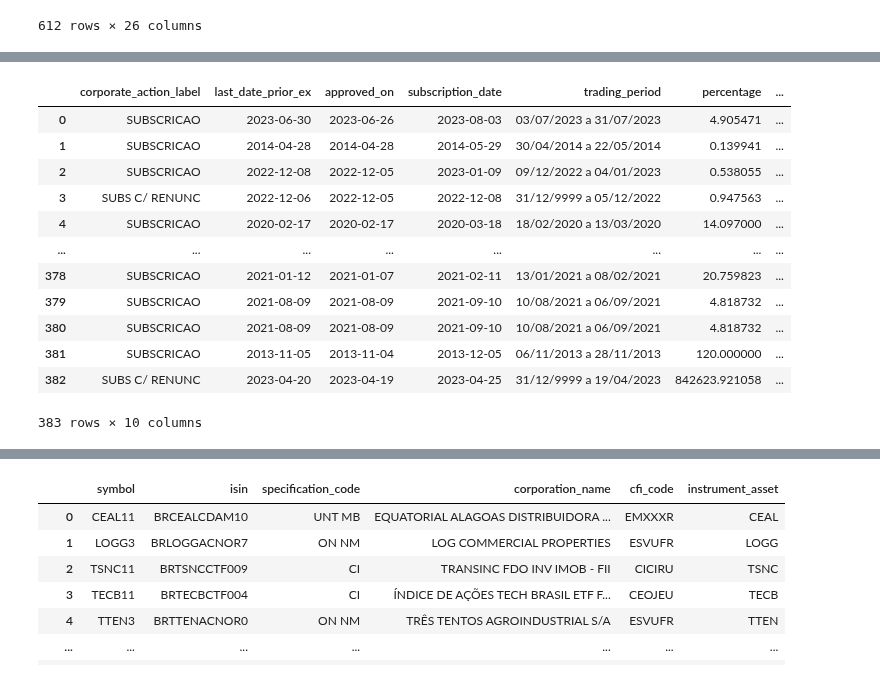
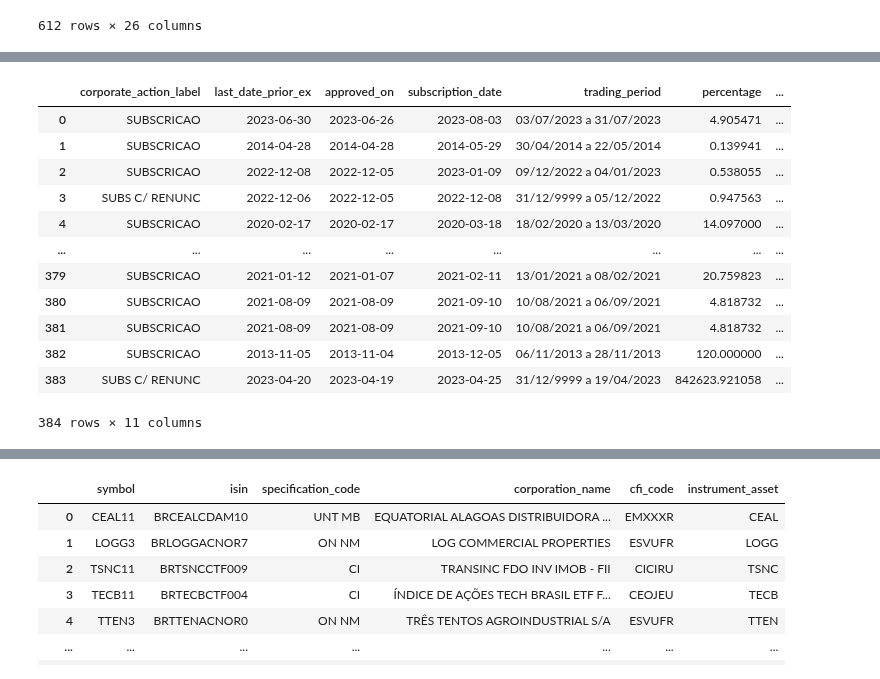
Before and after one commit to wilsonfreitas/brasa, a Jupyter notebook: notebooks/b3-organize-companies-database.ipynb, the cells around one changed output, grey strips where cells are left out. Drawn from its saved outputs; the diff is of its cells as text; code cells hidden in the pictures.

```diff
--- a/notebooks/b3-organize-companies-database.ipynb
+++ b/notebooks/b3-organize-companies-database.ipynb
@@ -16,7 +16,7 @@ import pyarrow.compute as pc
 import brasa
 # %%
 df = brasa.get_dataset("b3-company-details").scanner(columns=["issuingCompany", "refdate"]).to_table().to_pandas()
-df = df.groupby(["issuingCompany", "refdate"], sort=True).last().reset_index()
+df = df.groupby(["issuingCompany"], sort=True).last().reset_index()
 
 comp_det = brasa.get_dataset("b3-company-details")\
     .to_table()\
@@ -194,5 +178,5 @@ companies_properties
 # %%
-companies_symbols = comp_det[["symbol", "asset_name", "company_name", "isin", "sector", "subsector", "segment"]].copy()
+companies_symbols = comp_det[["symbol", "asset_name", "company_name", "trading_name", "isin", "sector", "subsector", "segment"]].copy()
 companies_symbols["stock_type"] = companies_symbols["isin"].str[9:11]\
     .map({"PR": "PN", "OR": "ON", "PA": "PNA", "PB": "PNB", "M1": "UNT"})
 
@@ -366,30 +390,37 @@ su0.head()
 # %%
-sd0_ = su0[["isinCode", "label", "lastDatePrior", "approvedOn", "subscriptionDate", "tradingPeriod", "percentage", "priceUnit"]]\
+df = brasa.get_dataset("b3-company-info-subscriptions").scanner(columns=["isinCode", "refdate"]).to_table().to_pandas()
+df = df.groupby(["isinCode"], sort=True).last().reset_index()
+
+su0 = brasa.get_dataset("b3-company-info-subscriptions").to_table().to_pandas()
+su0 = pd.merge(df, su0, on=["isinCode", "refdate"], how="inner")
+
+sd0_ = su0[["isinCode", "label", "lastDatePrior", "approvedOn", "subscriptionDate", "tradingPeriod", "percentage",
+            "priceUnit", "refdate"]]\
     .rename(columns={
         "isinCode": "isin",
         "label": "corporate_action_label",
         "lastDatePrior": "last_date_prior_ex",
         "approvedOn": "approved_on",
         "subscriptionDate": "subscription_date",
         "priceUnit": "price_unit",
         "tradingPeriod": "trading_period",
     })
 
 sd0_["trading_period_start"] = pd.to_datetime(sd0_["trading_period"].str[:10], format="%d/%m/%Y", errors="coerce")
 sd0_["trading_period_end"] = pd.to_datetime(sd0_["trading_period"].str[-10:], format="%d/%m/%Y", errors="coerce")
 sd0_ = pd.merge(sd0_, symbols_properties[["isin", "symbol"]], on="isin").drop(columns="isin")
 sd0_
 # %% [output]
 |  | corporate_action_label | last_date_prior_ex | approved_on | subscription_date | trading_period | percentage | ... |
 | 0 | SUBSCRICAO | 2023-06-30 | 2023-06-26 | 2023-08-03 | 03/07/2023 a 31/07/2023 | 4.905471 | ... |
 | 1 | SUBSCRICAO | 2014-04-28 | 2014-04-28 | 2014-05-29 | 30/04/2014 a 22/05/2014 | 0.139941 | ... |
 | 2 | SUBSCRICAO | 2022-12-08 | 2022-12-05 | 2023-01-09 | 09/12/2022 a 04/01/2023 | 0.538055 | ... |
 | 3 | SUBS C/ RENUNC | 2022-12-06 | 2022-12-05 | 2022-12-08 | 31/12/9999 a 05/12/2022 | 0.947563 | ... |
 | 4 | SUBSCRICAO | 2020-02-17 | 2020-02-17 | 2020-03-18 | 18/02/2020 a 13/03/2020 | 14.097000 | ... |
 | ... | ... | ... | ... | ... | ... | ... | ... |
-| 378 | SUBSCRICAO | 2021-01-12 | 2021-01-07 | 2021-02-11 | 13/01/2021 a 08/02/2021 | 20.759823 | ... |
-| 379 | SUBSCRICAO | 2021-08-09 | 2021-08-09 | 2021-09-10 | 10/08/2021 a 06/09/2021 | 4.818732 | ... |
+| 379 | SUBSCRICAO | 2021-01-12 | 2021-01-07 | 2021-02-11 | 13/01/2021 a 08/02/2021 | 20.759823 | ... |
 | 380 | SUBSCRICAO | 2021-08-09 | 2021-08-09 | 2021-09-10 | 10/08/2021 a 06/09/2021 | 4.818732 | ... |
-| 381 | SUBSCRICAO | 2013-11-05 | 2013-11-04 | 2013-12-05 | 06/11/2013 a 28/11/2013 | 120.000000 | ... |
-| 382 | SUBS C/ RENUNC | 2023-04-20 | 2023-04-19 | 2023-04-25 | 31/12/9999 a 19/04/2023 | 842623.921058 | ... |
+| 381 | SUBSCRICAO | 2021-08-09 | 2021-08-09 | 2021-09-10 | 10/08/2021 a 06/09/2021 | 4.818732 | ... |
+| 382 | SUBSCRICAO | 2013-11-05 | 2013-11-04 | 2013-12-05 | 06/11/2013 a 28/11/2013 | 120.000000 | ... |
+| 383 | SUBS C/ RENUNC | 2023-04-20 | 2023-04-19 | 2023-04-25 | 31/12/9999 a 19/04/2023 | 842623.921058 | ... |
-383 rows × 10 columns
+384 rows × 11 columns
```
Also changed, not shown: parts of 24 cells of this notebook, 4 other files.
